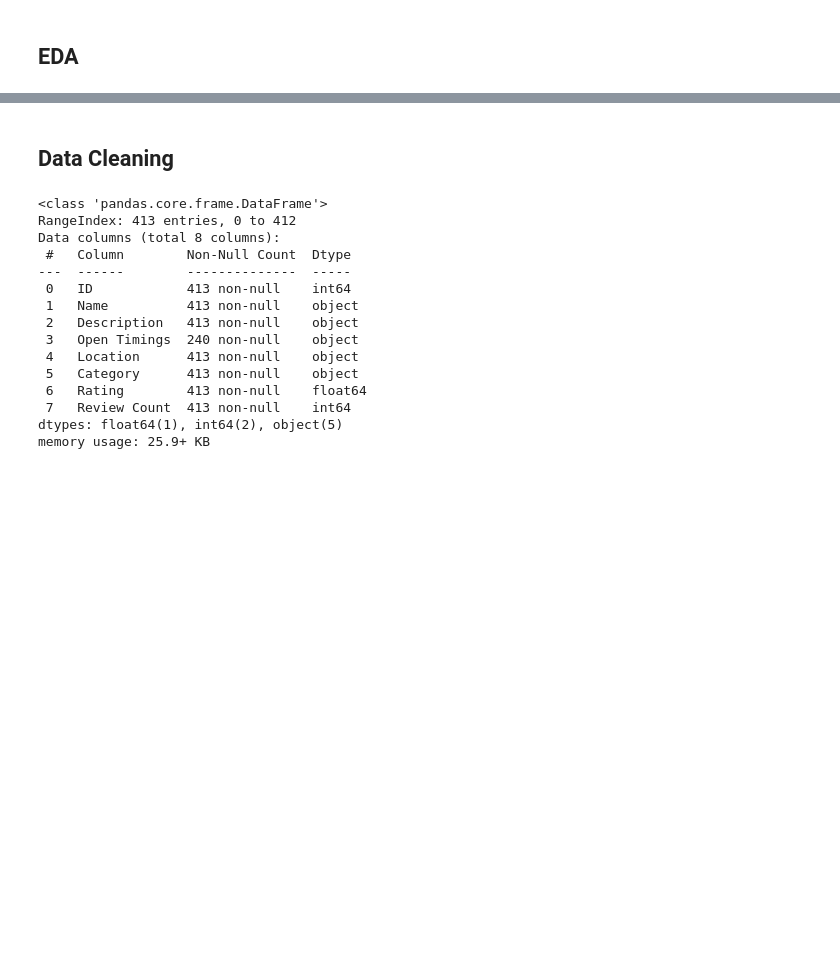
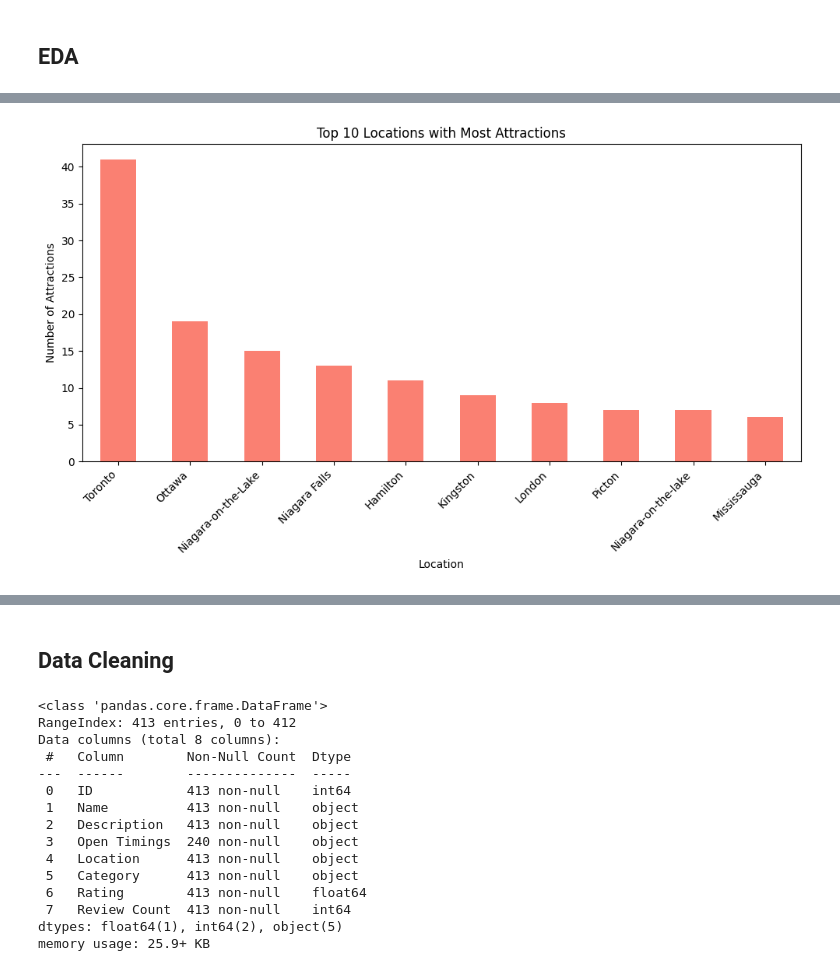
Before and after one commit to bhumikar12/Hidden-Gems-of-Ontario, a Jupyter notebook: Hidden-Gems-Of-Ontario.ipynb, the cells around one changed output, grey strips where cells are left out. Cells and saved outputs as stored; diff of their text form; code cells hidden in the pictures; blank space fills up the shorter version.

```diff
--- a/Hidden-Gems-Of-Ontario.ipynb
+++ b/Hidden-Gems-Of-Ontario.ipynb
@@ -24,0 +59,18 @@ df_attractions.head()
+# %%
+# Group attractions by location and count the number of attractions in each location
+location_counts = df_attractions['Location'].value_counts()
+
+# Sort the locations based on the number of attractions in descending order and select the top 10
+top_locations = location_counts.head(10)
+
+# Plot the top 10 locations
+plt.figure(figsize=(10, 6))
+top_locations.plot(kind='bar', color='salmon')
+plt.title('Top 10 Locations with Most Attractions')
+plt.xlabel('Location')
+plt.ylabel('Number of Attractions')
+plt.xticks(rotation=45, ha='right')
+plt.tight_layout()
+plt.show()
+# %% [output]
+[figure, added]
```
Also changed, not shown: parts of 5 cells of this notebook, 1 other file.
